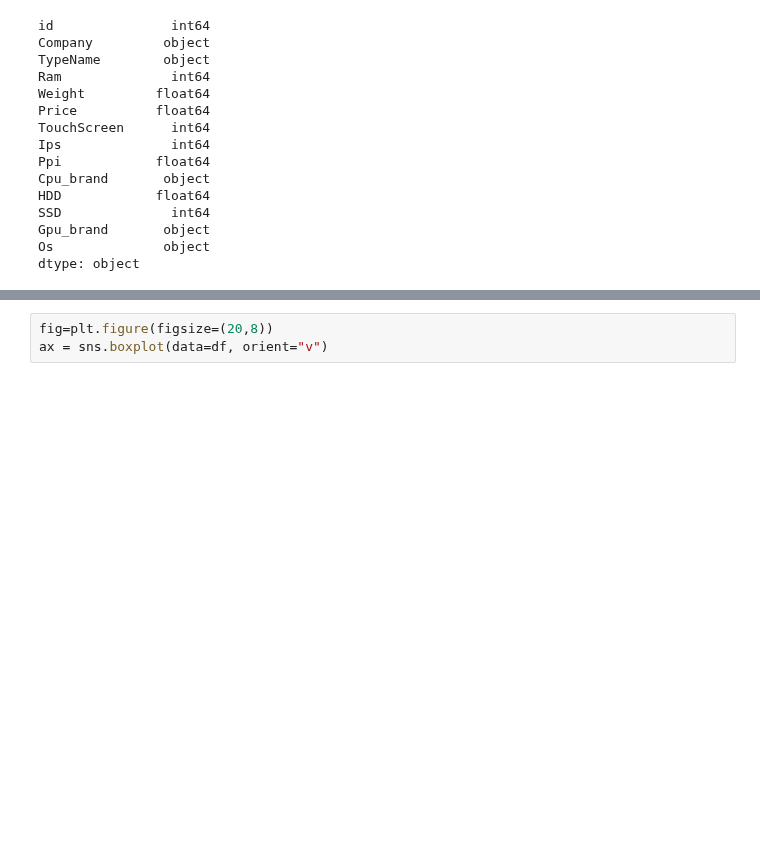
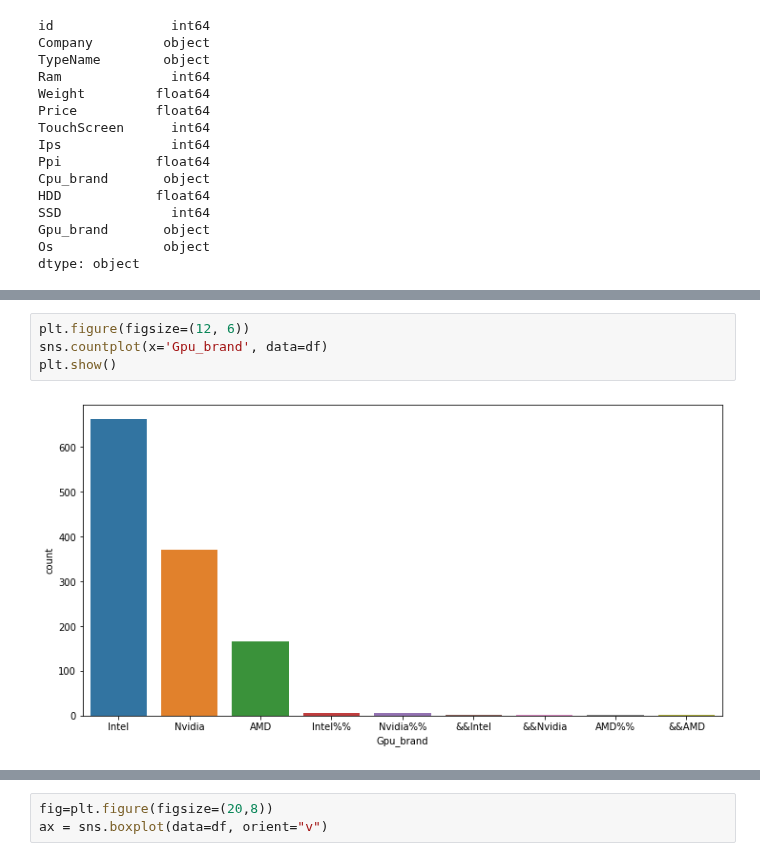
Before and after one commit to montejs3/Bi, a Jupyter notebook: LabBi/Lab2-Regresion/lab2.ipynb, the cells around one changed output, grey strips where cells are left out. Saved outputs shown, nothing was run; the diff lists cells and outputs as text; blank space fills up the shorter version.

```diff
--- a/LabBi/Lab2-Regresion/lab2.ipynb
+++ b/LabBi/Lab2-Regresion/lab2.ipynb
@@ -64,0 +107,6 @@ df.sample(5)
+# %%
+plt.figure(figsize=(12, 6))
+sns.countplot(x='Gpu_brand', data=df)
+plt.show()
+# %% [output]
+[figure, added]
```
Also changed, not shown: parts of 15 cells of this notebook.
